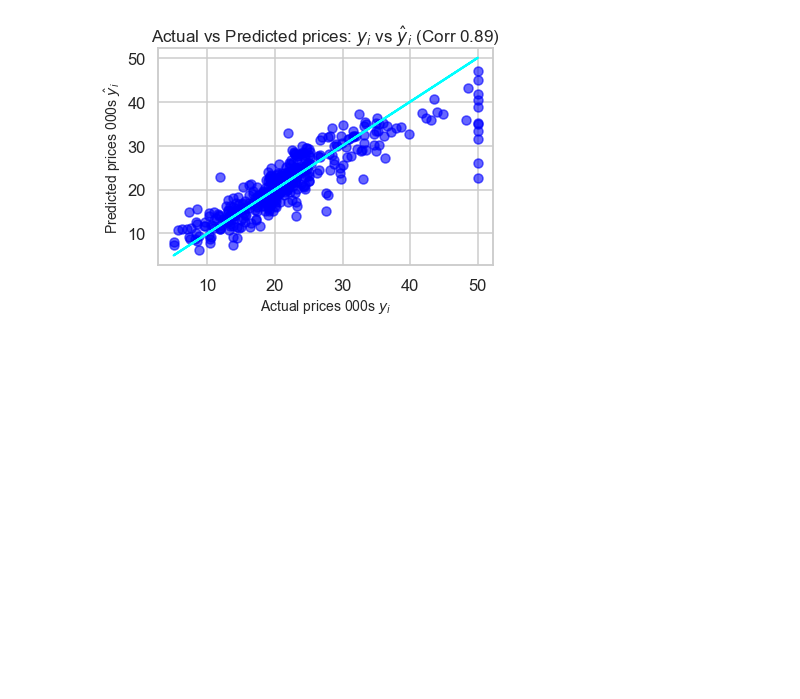
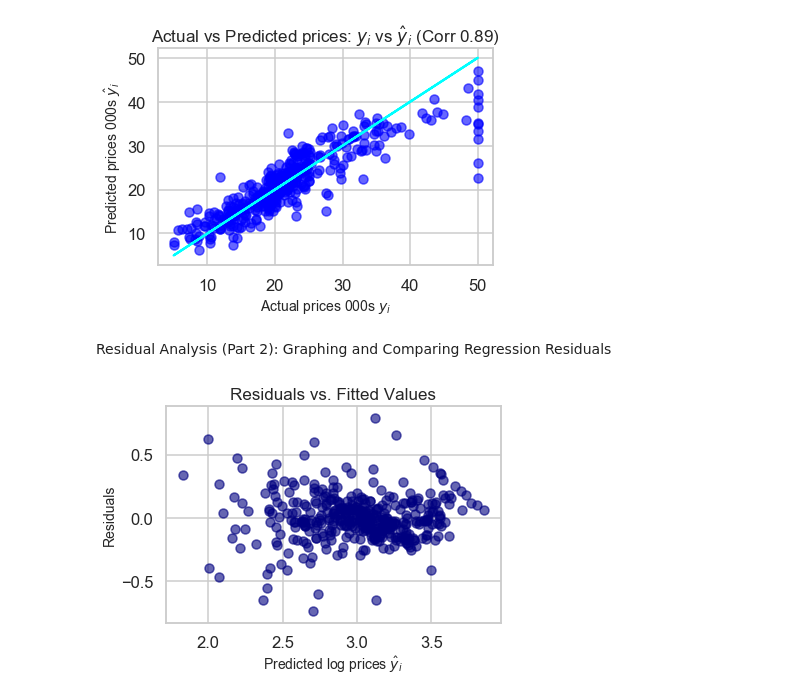
Before and after one commit to Sampatankar/DataScienceBootcamp2020-Python, a Jupyter notebook: 5MultivariableLinearRegression/04 Multivariable Regression.ipynb, the cells around one changed output. Drawn from its saved outputs; the diff is of its cells as text; code cells hidden in the pictures; blank space fills up the shorter version.

```diff
--- a/5MultivariableLinearRegression/04 Multivariable Regression.ipynb
+++ b/5MultivariableLinearRegression/04 Multivariable Regression.ipynb
@@ -846,3 +846,15 @@ plt.show()
 # %% [output]
 [figure]
 [figure]
+# %% [markdown]
+Residual Analysis (Part 2): Graphing and Comparing Regression Residuals
+# %%
+# Residuals vs. Predicted Values:
+plt.scatter(x=results.fittedvalues, y=results.resid, c='navy', alpha=0.6)
+
+plt.xlabel('Predicted log prices $\hat y _i$', fontsize=14)
+plt.ylabel('Residuals', fontsize=14)
+plt.title('Residuals vs. Fitted Values', fontsize=17)
+plt.show()
+# %% [output]
+[figure, added]
```
Also changed, not shown: parts of 1 cell of this notebook.
